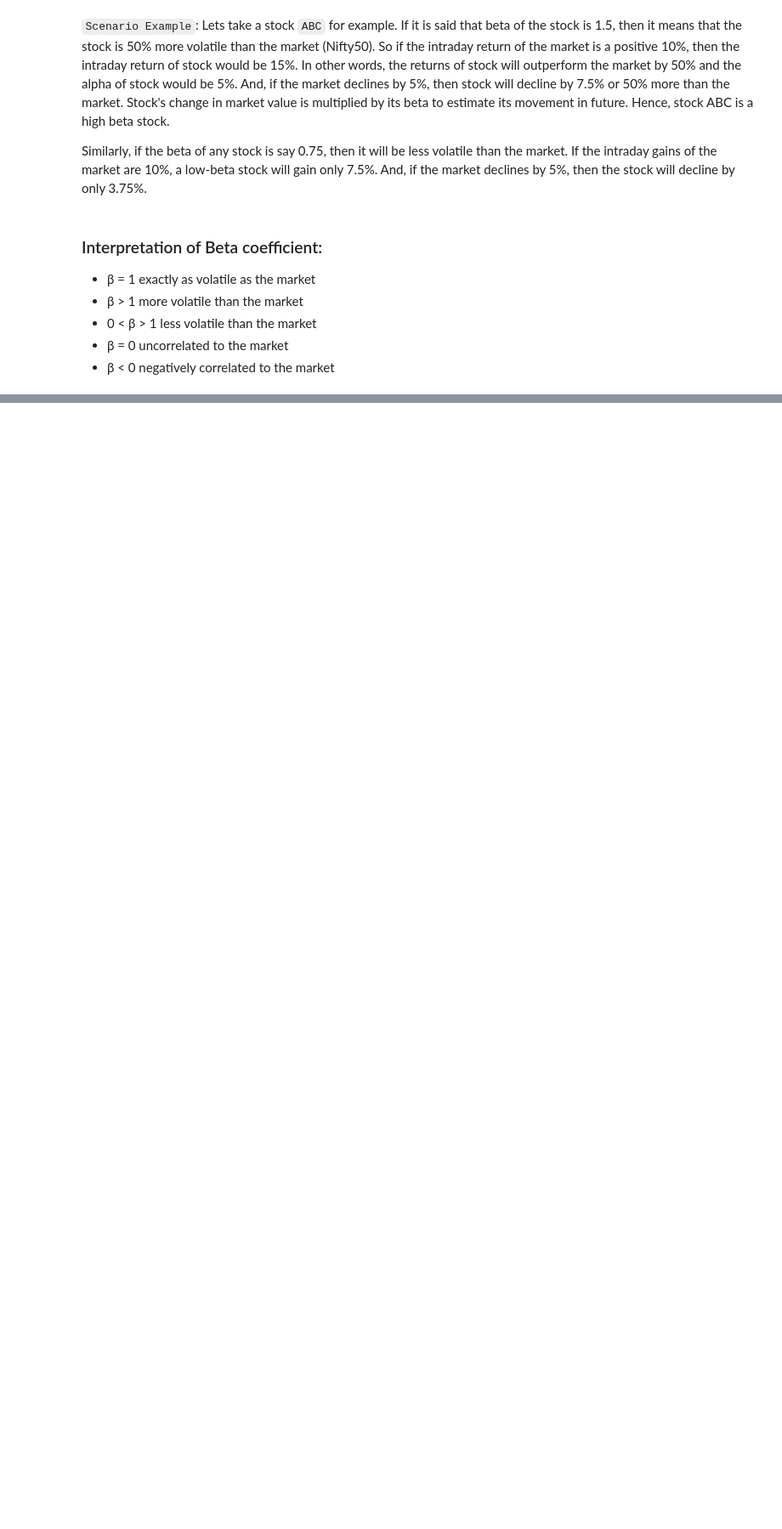
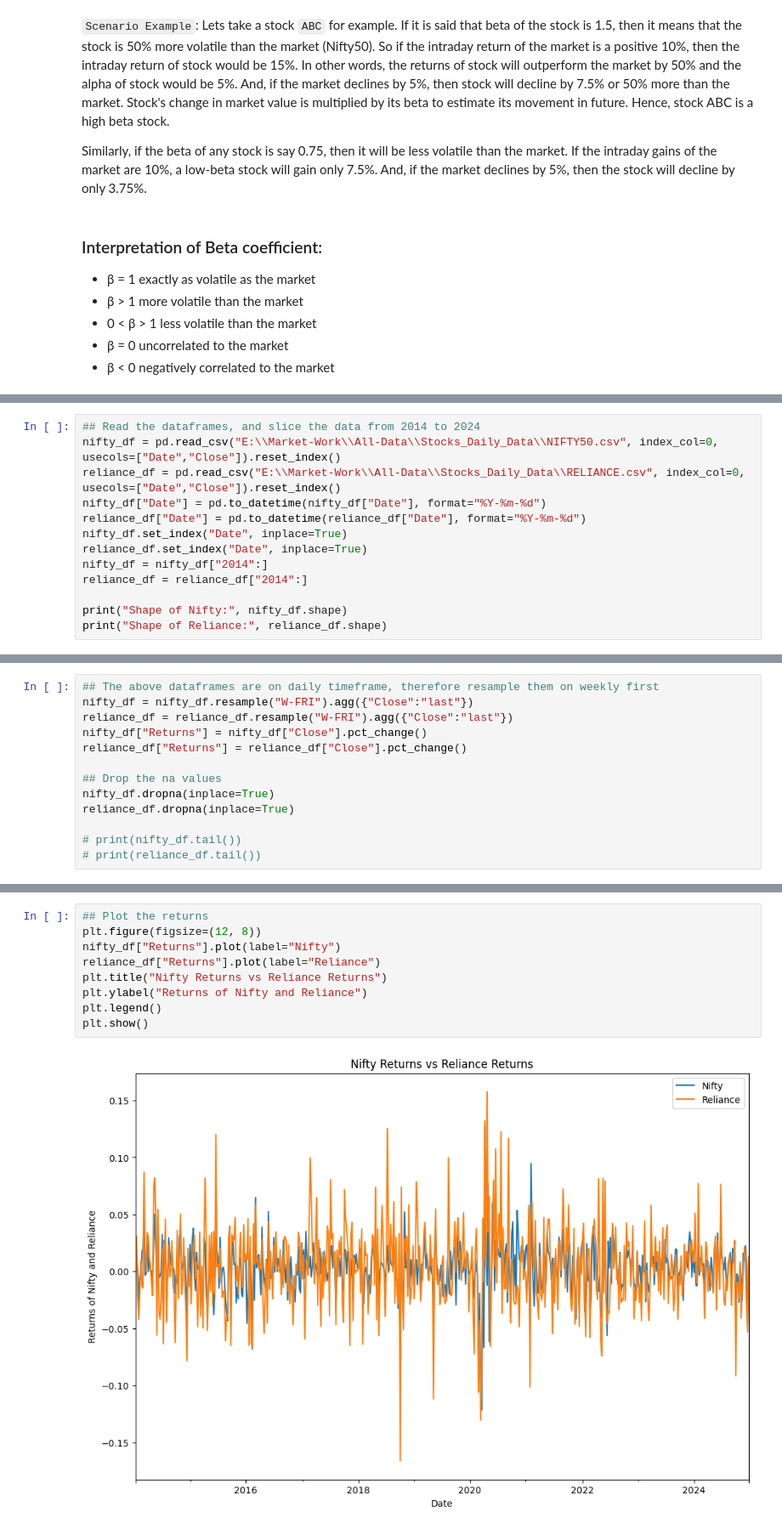
Before and after one commit to Ayush-Patel15/Beta_of_stock, a Jupyter notebook: beta_of_an_asset.ipynb, the cells around one changed output, grey strips where cells are left out. Shown: that part at 85% size. Saved outputs shown, nothing was run; the diff lists cells and outputs as text; blank space fills up the shorter version.

Commit message:
Beta values of Nifty50 stocks

```diff
--- a/beta_of_an_asset.ipynb
+++ b/beta_of_an_asset.ipynb
@@ -25,0 +43,13 @@ Similarly, if the beta of any stock is say 0.75, then it will be less volatile t
+# %%
+## Read the dataframes, and slice the data from 2014 to 2024
+nifty_df = pd.read_csv("E:\\Market-Work\\All-Data\\Stocks_Daily_Data\\NIFTY50.csv", index_col=0, usecols=["Date","Close"]).reset_index()
+reliance_df = pd.read_csv("E:\\Market-Work\\All-Data\\Stocks_Daily_Data\\RELIANCE.csv", index_col=0, usecols=["Date","Close"]).reset_index()
+nifty_df["Date"] = pd.to_datetime(nifty_df["Date"], format="%Y-%m-%d")
+reliance_df["Date"] = pd.to_datetime(reliance_df["Date"], format="%Y-%m-%d")
+nifty_df.set_index("Date", inplace=True)
+reliance_df.set_index("Date", inplace=True)
+nifty_df = nifty_df["2014":]
+reliance_df = reliance_df["2014":]
+
+print("Shape of Nifty:", nifty_df.shape)
+print("Shape of Reliance:", reliance_df.shape)
@@ -25,0 +61,13 @@ Similarly, if the beta of any stock is say 0.75, then it will be less volatile t
+# %%
+## The above dataframes are on daily timeframe, therefore resample them on weekly first
+nifty_df = nifty_df.resample("W-FRI").agg({"Close":"last"})
+reliance_df = reliance_df.resample("W-FRI").agg({"Close":"last"})
+nifty_df["Returns"] = nifty_df["Close"].pct_change()
+reliance_df["Returns"] = reliance_df["Close"].pct_change()
+
+## Drop the na values
+nifty_df.dropna(inplace=True)
+reliance_df.dropna(inplace=True)
+
+# print(nifty_df.tail())
+# print(reliance_df.tail())
@@ -25,0 +76,11 @@ Similarly, if the beta of any stock is say 0.75, then it will be less volatile t
+# %%
+## Plot the returns
+plt.figure(figsize=(12, 8))
+nifty_df["Returns"].plot(label="Nifty")
+reliance_df["Returns"].plot(label="Reliance")
+plt.title("Nifty Returns vs Reliance Returns")
+plt.ylabel("Returns of Nifty and Reliance")
+plt.legend()
+plt.show()
+# %% [output]
+[figure, added]
```
Also changed, not shown: parts of 31 cells of this notebook, 2 other files.
